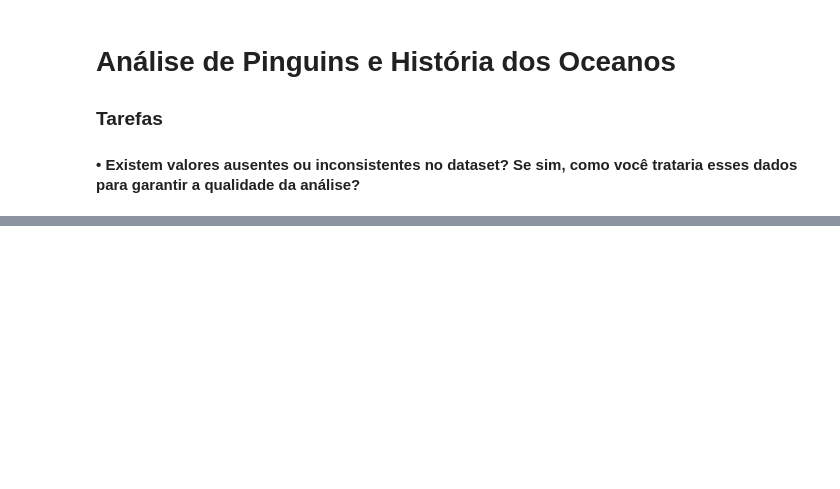
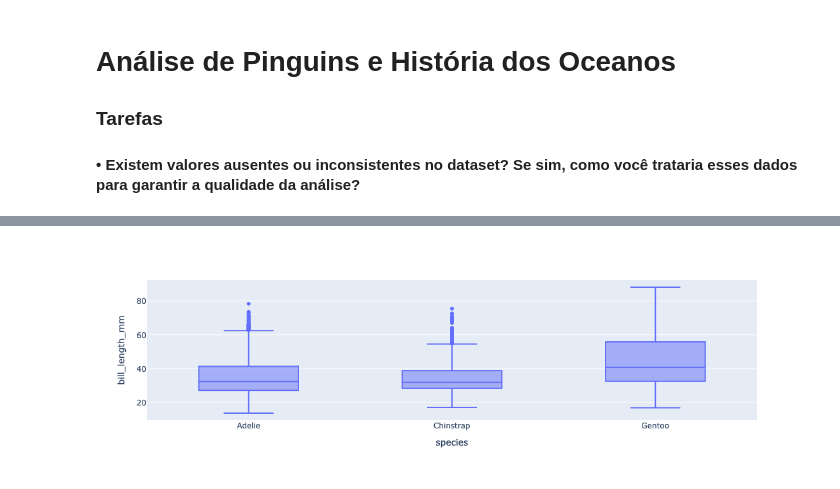
Before and after one commit to srtjazz/gc-python-2024, a Jupyter notebook: aula_08/exercicio_19/exercicio_19.ipynb, the cells around one changed output, grey strips where cells are left out. Drawn from its saved outputs; the diff is of its cells as text; code cells hidden in the pictures; blank space fills up the shorter version.

```diff
--- a/aula_08/exercicio_19/exercicio_19.ipynb
+++ b/aula_08/exercicio_19/exercicio_19.ipynb
@@ -46,0 +71,4 @@ px.box(penguins_df, x='species', y=['body_mass_g'])
+# %%
+px.box(penguins_df, x='species', y='bill_length_mm')
+# %% [output]
+[figure, added]
```
Also changed, not shown: parts of 9 cells of this notebook.
